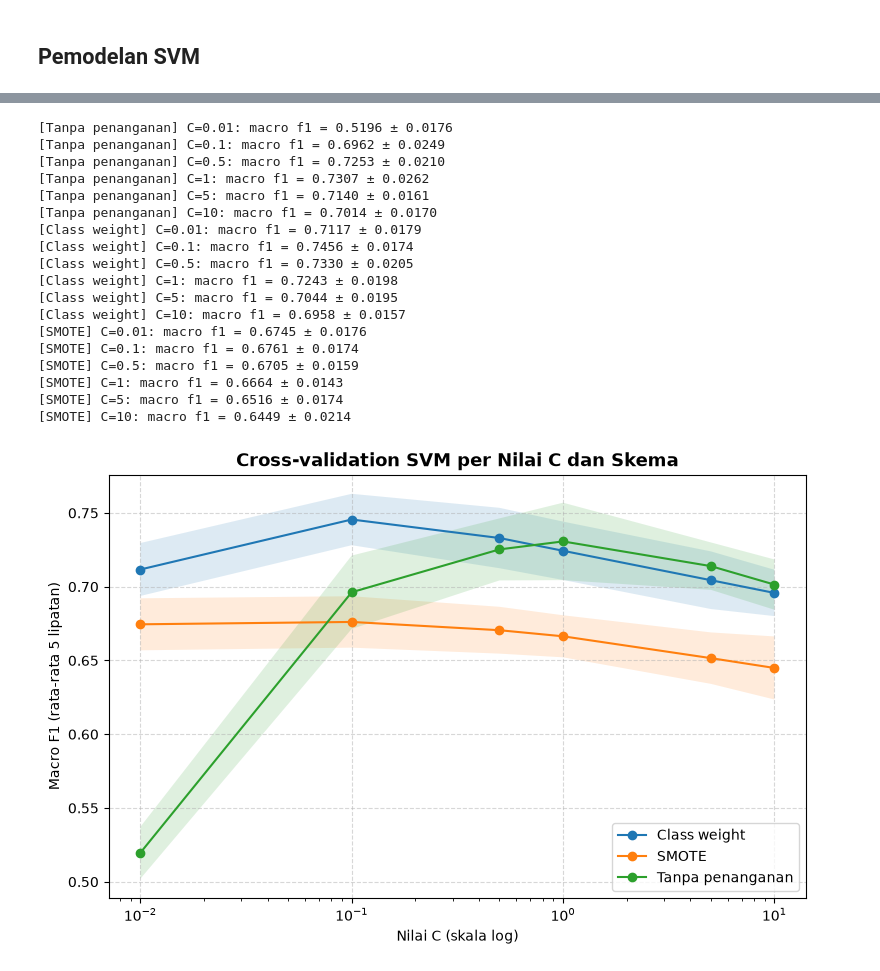
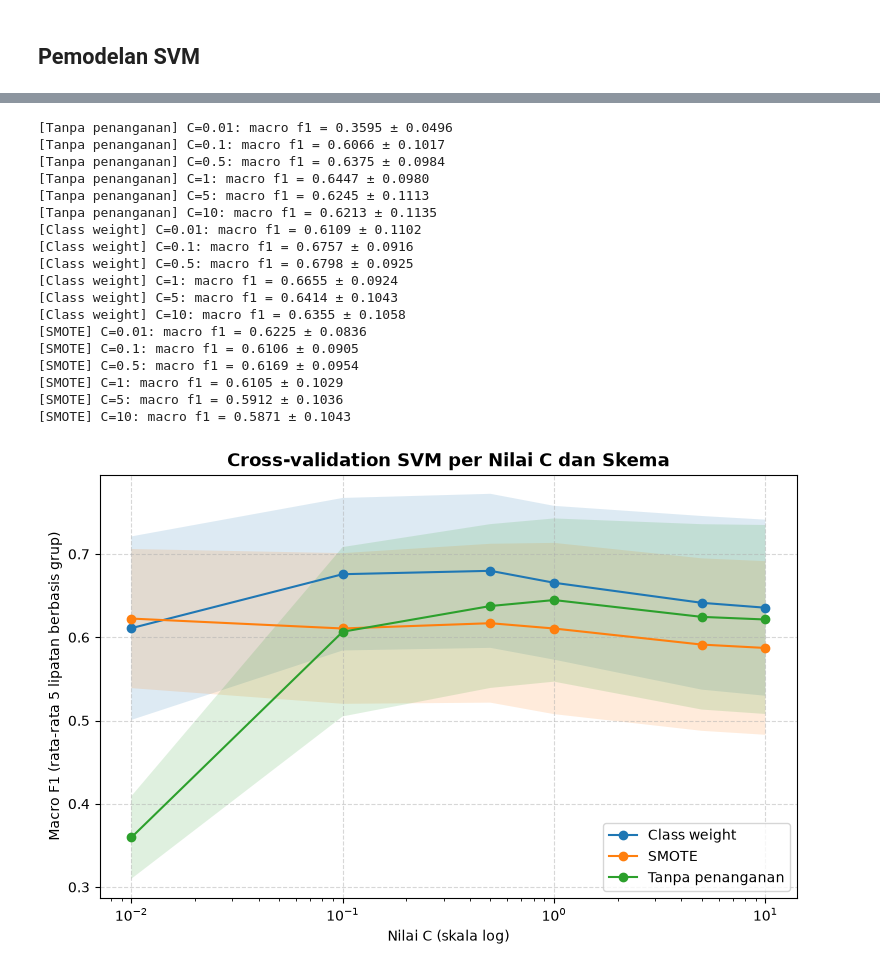
Before and after one commit to mmryd/qaraa-sentiment-analysis-topic-modeling, a Jupyter notebook: ulasan-qaraa.ipynb, the cells around one changed output, grey strips where cells are left out. Drawn from its saved outputs; the diff is of its cells as text; code cells hidden in the pictures.

```diff
--- a/ulasan-qaraa.ipynb
+++ b/ulasan-qaraa.ipynb
@@ -728,20 +731,25 @@ gambar_wordcloud(hasil_lda['negatif']['model'], 'Negatif', 'Reds')
 # %% [markdown]
 ## Pemodelan SVM
 # %%
-# baca data final dari file agar tidak bergantung pada variabel df di memori
 df = pd.read_csv('ulasan_qaraa_final.csv')
 df['content_final'] = df['content_final'].fillna('').astype(str)
 
 X = df['content_final']
 y = df['label']
+groups = df['content_final']   # teks yang sama dianggap satu grup
 
-# split stratified agar proporsi tiap kelas sama di train dan test
-X_train, X_test, y_train, y_test = train_test_split(
-    X, y, test_size=0.2, stratify=y, random_state=42
-)
+# satu lipatan dipakai sebagai data uji, teks yang sama tidak pernah terbagi antara latih dan uji
+sgkf_uji = StratifiedGroupKFold(n_splits=5, shuffle=True, random_state=42)
+idx_train, idx_test = next(sgkf_uji.split(X, y, groups=groups))
 
-print(f"jumlah data final: {len(df)}")
-print(f"jumlah data latih: {len(X_train)}, data uji: {len(X_test)}")
+X_train, X_test = X.iloc[idx_train], X.iloc[idx_test]
+y_train, y_test = y.iloc[idx_train], y.iloc[idx_test]
+g_train = groups.iloc[idx_train]
+
+print(f"jumlah data: {len(df)}, latih: {len(X_train)}, uji: {len(X_test)}")
+print(f"teks yang sama di latih dan uji: {len(set(X_train) & set(X_test))} (harus 0)")
 print("proporsi label latih:")
 print(y_train.value_counts(normalize=True).round(3))
+print("jumlah label uji:")
+print(y_test.value_counts())
 # %% [output]
@@ -756,4 +770,10 @@ Name: proportion, dtype: float64
 # %%
+# lipatan cv di data latih juga berbasis grup, disimpan sebagai daftar agar konsisten di semua pemanggilan
+splits_latih = list(
+    StratifiedGroupKFold(n_splits=5, shuffle=True, random_state=42)
+    .split(X_train, y_train, groups=g_train)
+)
+
 RENTANG_C = [0.01, 0.1, 0.5, 1, 5, 10]
 SKEMA = ['tanpa_penanganan', 'class_weight', 'smote']
 NAMA_SKEMA = {
@@ -775,7 +795,7 @@ def bangun_pipeline(skema, C, kalibrasi=False):
     svm = buat_svm(skema, C)
     # kalibrasi menghasilkan probabilitas, hanya dipakai untuk model inference
     if kalibrasi:
-        svm = CalibratedClassifierCV(svm, cv=5, method='sigmoid')
+        svm = CalibratedClassifierCV(svm, cv=splits_latih, method='sigmoid')
     # imblearn pipeline memastikan smote hanya berjalan pada data latih tiap fold
     if skema == 'smote':
         return ImbPipeline([
@@ -788,54 +808,52 @@ def bangun_pipeline(skema, C, kalibrasi=False):
         ('svm', svm),
     ])
 # %%
-skf = StratifiedKFold(n_splits=5, shuffle=True, random_state=42)
-
 hasil_cv = []
 for skema in SKEMA:
     for C in RENTANG_C:
         skor = cross_val_score(
             bangun_pipeline(skema, C), X_train, y_train,
-            cv=skf, scoring='f1_macro', n_jobs=-1,
+            cv=splits_latih, scoring='f1_macro', n_jobs=-1,
         )
         hasil_cv.append({'skema': skema, 'C': C, 'mean': skor.mean(), 'std': skor.std()})
         print(f"[{NAMA_SKEMA[skema]}] C={C}: macro f1 = {skor.mean():.4f} ± {skor.std():.4f}")
 
 df_cv = pd.DataFrame(hasil_cv)
 # %% [output]
-[Tanpa penanganan] C=0.01: macro f1 = 0.5196 ± 0.0176
-[Tanpa penanganan] C=0.1: macro f1 = 0.6962 ± 0.0249
-[Tanpa penanganan] C=0.5: macro f1 = 0.7253 ± 0.0210
-[Tanpa penanganan] C=1: macro f1 = 0.7307 ± 0.0262
-[Tanpa penanganan] C=5: macro f1 = 0.7140 ± 0.0161
-[Tanpa penanganan] C=10: macro f1 = 0.7014 ± 0.0170
-[Class weight] C=0.01: macro f1 = 0.7117 ± 0.0179
-[Class weight] C=0.1: macro f1 = 0.7456 ± 0.0174
-[Class weight] C=0.5: macro f1 = 0.7330 ± 0.0205
-[Class weight] C=1: macro f1 = 0.7243 ± 0.0198
-[Class weight] C=5: macro f1 = 0.7044 ± 0.0195
-[Class weight] C=10: macro f1 = 0.6958 ± 0.0157
-[SMOTE] C=0.01: macro f1 = 0.6745 ± 0.0176
-[SMOTE] C=0.1: macro f1 = 0.6761 ± 0.0174
-[SMOTE] C=0.5: macro f1 = 0.6705 ± 0.0159
-[SMOTE] C=1: macro f1 = 0.6664 ± 0.0143
-[SMOTE] C=5: macro f1 = 0.6516 ± 0.0174
-[SMOTE] C=10: macro f1 = 0.6449 ± 0.0214
+[Tanpa penanganan] C=0.01: macro f1 = 0.3595 ± 0.0496
+[Tanpa penanganan] C=0.1: macro f1 = 0.6066 ± 0.1017
+[Tanpa penanganan] C=0.5: macro f1 = 0.6375 ± 0.0984
+[Tanpa penanganan] C=1: macro f1 = 0.6447 ± 0.0980
+[Tanpa penanganan] C=5: macro f1 = 0.6245 ± 0.1113
+[Tanpa penanganan] C=10: macro f1 = 0.6213 ± 0.1135
+[Class weight] C=0.01: macro f1 = 0.6109 ± 0.1102
+[Class weight] C=0.1: macro f1 = 0.6757 ± 0.0916
+[Class weight] C=0.5: macro f1 = 0.6798 ± 0.0925
+[Class weight] C=1: macro f1 = 0.6655 ± 0.0924
+[Class weight] C=5: macro f1 = 0.6414 ± 0.1043
+[Class weight] C=10: macro f1 = 0.6355 ± 0.1058
+[SMOTE] C=0.01: macro f1 = 0.6225 ± 0.0836
+[SMOTE] C=0.1: macro f1 = 0.6106 ± 0.0905
+[SMOTE] C=0.5: macro f1 = 0.6169 ± 0.0954
+[SMOTE] C=1: macro f1 = 0.6105 ± 0.1029
+[SMOTE] C=5: macro f1 = 0.5912 ± 0.1036
+[SMOTE] C=10: macro f1 = 0.5871 ± 0.1043
 # %%
 fig, ax = plt.subplots(figsize=(9, 5.5))
 
 for skema, grup in df_cv.groupby('skema'):
     ax.plot(grup['C'], grup['mean'], marker='o', label=NAMA_SKEMA[skema])
     ax.fill_between(grup['C'], grup['mean'] - grup['std'], grup['mean'] + grup['std'], alpha=0.15)
 
 ax.set_xscale('log')
 ax.set_xlabel('Nilai C (skala log)')
-ax.set_ylabel('Macro F1 (rata-rata 5 lipatan)')
+ax.set_ylabel('Macro F1 (rata-rata 5 lipatan berbasis grup)')
 ax.set_title('Cross-validation SVM per Nilai C dan Skema', fontsize=13, fontweight='bold')
 ax.grid(linestyle='--', alpha=0.5)
 ax.legend()
 plt.show()
 # %% [output]
-[figure, old version]
+[figure, new version]
 # %%
 baris_terbaik = df_cv.loc[df_cv.groupby('skema')['mean'].idxmax()]
 C_TERBAIK = dict(zip(baris_terbaik['skema'], baris_terbaik['C']))
```
Also changed, not shown: parts of 18 cells of this notebook, 1 other file.
